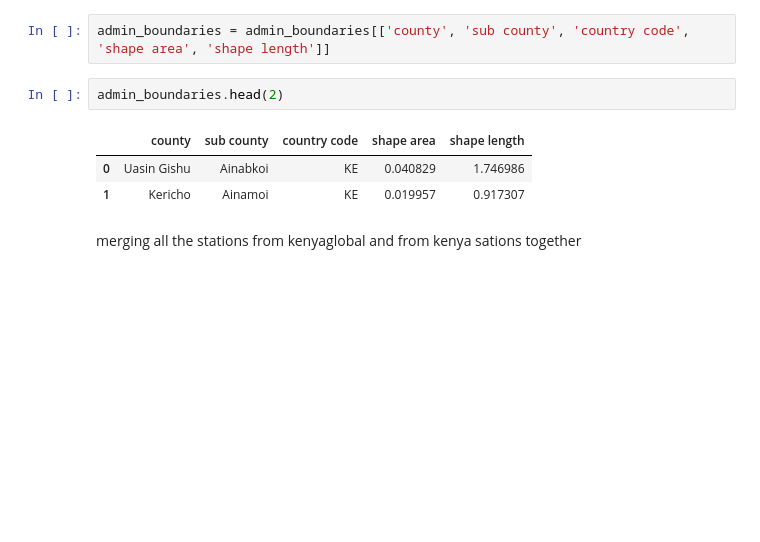
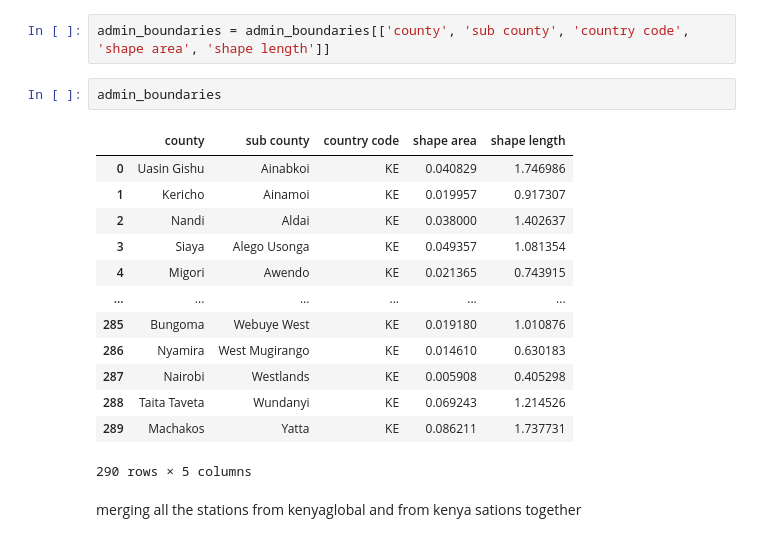
Before and after one commit to maryannngongi/EV_Charging_Stations_Optimization, a Jupyter notebook: Notebooks/christine.ipynb, the cells around one changed output. Drawn from its saved outputs; the diff is of its cells as text; blank space fills up the shorter version.

```diff
--- a/Notebooks/christine.ipynb
+++ b/Notebooks/christine.ipynb
@@ -357,11 +378,21 @@ admin_boundaries = admin_boundaries.rename(columns={"admin1Name_en": "county","a
 # %%
 admin_boundaries = admin_boundaries[['county', 'sub county', 'country code', 'shape area', 'shape length']]
 # %%
-admin_boundaries.head(2)
+admin_boundaries
 # %% [output]
 |  | county | sub county | country code | shape area | shape length |
 | 0 | Uasin Gishu | Ainabkoi | KE | 0.040829 | 1.746986 |
 | 1 | Kericho | Ainamoi | KE | 0.019957 | 0.917307 |
+| 2 | Nandi | Aldai | KE | 0.038000 | 1.402637 |
+| 3 | Siaya | Alego Usonga | KE | 0.049357 | 1.081354 |
+| 4 | Migori | Awendo | KE | 0.021365 | 0.743915 |
+| ... | ... | ... | ... | ... | ... |
+| 285 | Bungoma | Webuye West | KE | 0.019180 | 1.010876 |
+| 286 | Nyamira | West Mugirango | KE | 0.014610 | 0.630183 |
+| 287 | Nairobi | Westlands | KE | 0.005908 | 0.405298 |
+| 288 | Taita Taveta | Wundanyi | KE | 0.069243 | 1.214526 |
+| 289 | Machakos | Yatta | KE | 0.086211 | 1.737731 |
+290 rows × 5 columns
 # %% [markdown]
 merging all the stations from kenyaglobal and from kenya sations together
 # %%
```
Also changed, not shown: parts of 25 cells of this notebook.
